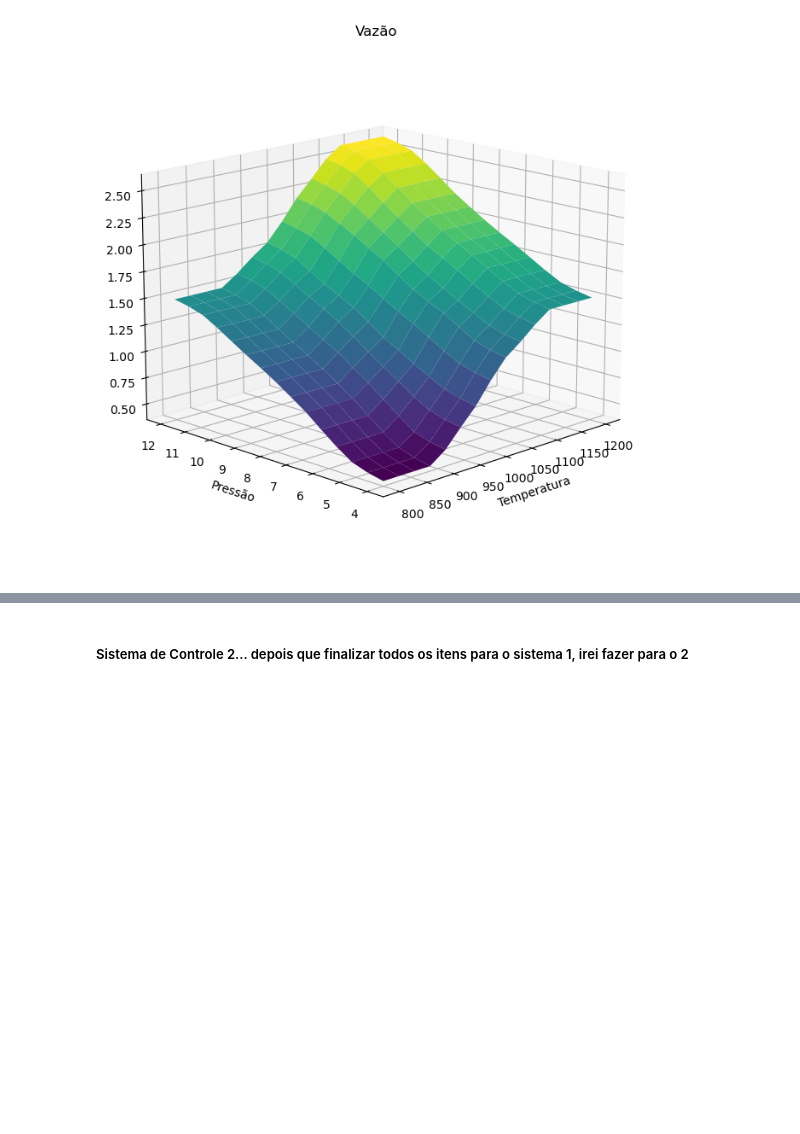
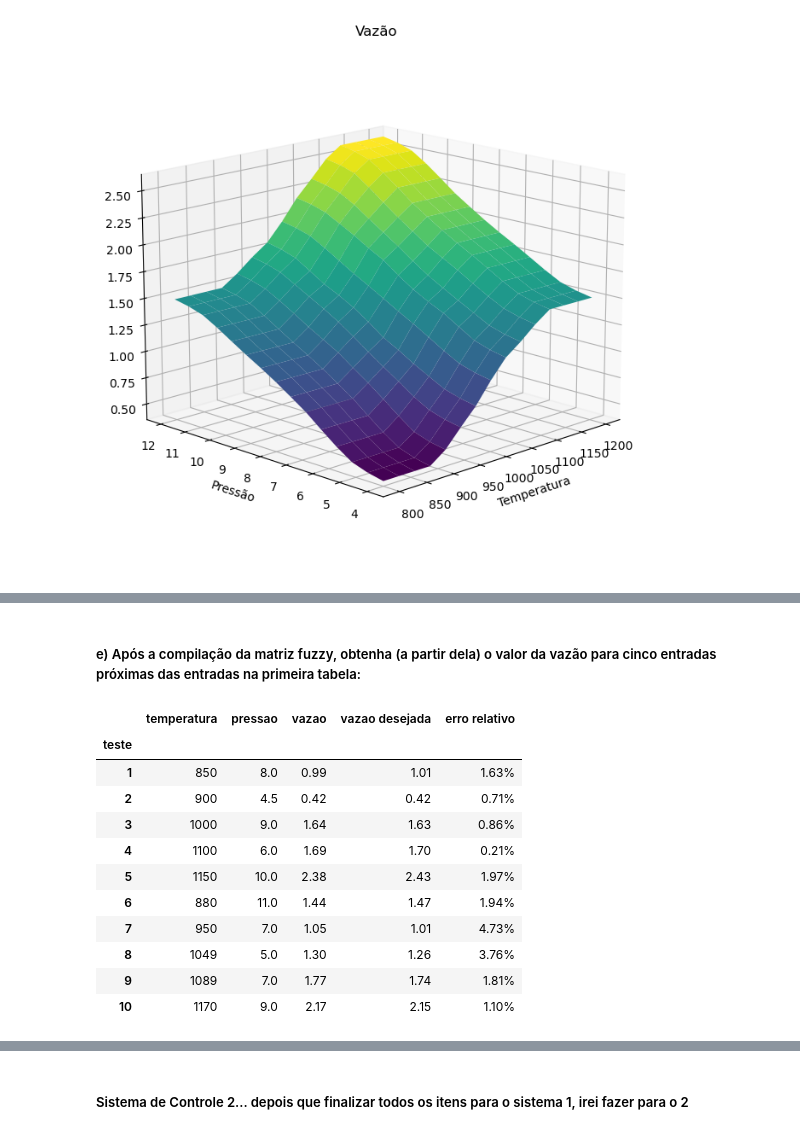
Before and after one commit to antoniolmcandido/fuzzy-with-python, a Jupyter notebook: notebook2.ipynb, the cells around one changed output, grey strips where cells are left out. Saved outputs shown, nothing was run; the diff lists cells and outputs as text; code cells hidden in the pictures; blank space fills up the shorter version.

```diff
--- a/notebook2.ipynb
+++ b/notebook2.ipynb
@@ -242,0 +275,29 @@ ax.view_init(15, 225)
+# %% [markdown]
+##### e) Após a compilação da matriz fuzzy, obtenha (a partir dela) o valor da vazão para cinco entradas próximas das entradas na primeira tabela:
+# %%
+# tabela 01
+tabela01 = pd.DataFrame({'teste': [1, 2, 3, 4, 5, 6, 7, 8, 9, 10],
+                         'temperatura': [850, 900, 1000, 1100, 1150,
+                                         880, 950, 1049, 1089, 1170],
+                         'pressao': [8, 4.5, 9, 6, 10, 11, 7, 5, 7, 9],
+                         'vazao': [0.99, 0.42, 1.64, 1.69, 2.38,
+                                   1.44, 1.05, 1.30, 1.77, 2.17],
+                         'vazao desejada': [1.01, 0.42, 1.63, 1.70, 2.43,
+                                            1.47, 1.01, 1.26, 1.74, 2.15],
+                         'erro relativo': ['1.63%', '0.71%', '0.86%', '0.21%', '1.97%',
+                                           '1.94%', '4.73%', '3.76%', '1.81%', '1.10%']})
+tabela01.set_index('teste', inplace=True)
+display(tabela01)
+# %% [output]
+|  | temperatura | pressao | vazao | vazao desejada | erro relativo |
+| teste |  |  |  |  |  |
+| 1 | 850 | 8.0 | 0.99 | 1.01 | 1.63% |
+| 2 | 900 | 4.5 | 0.42 | 0.42 | 0.71% |
+| 3 | 1000 | 9.0 | 1.64 | 1.63 | 0.86% |
+| 4 | 1100 | 6.0 | 1.69 | 1.70 | 0.21% |
+| 5 | 1150 | 10.0 | 2.38 | 2.43 | 1.97% |
+| 6 | 880 | 11.0 | 1.44 | 1.47 | 1.94% |
+| 7 | 950 | 7.0 | 1.05 | 1.01 | 4.73% |
+| 8 | 1049 | 5.0 | 1.30 | 1.26 | 3.76% |
+| 9 | 1089 | 7.0 | 1.77 | 1.74 | 1.81% |
+| 10 | 1170 | 9.0 | 2.17 | 2.15 | 1.10% |
```
Also changed, not shown: parts of 9 cells of this notebook.
